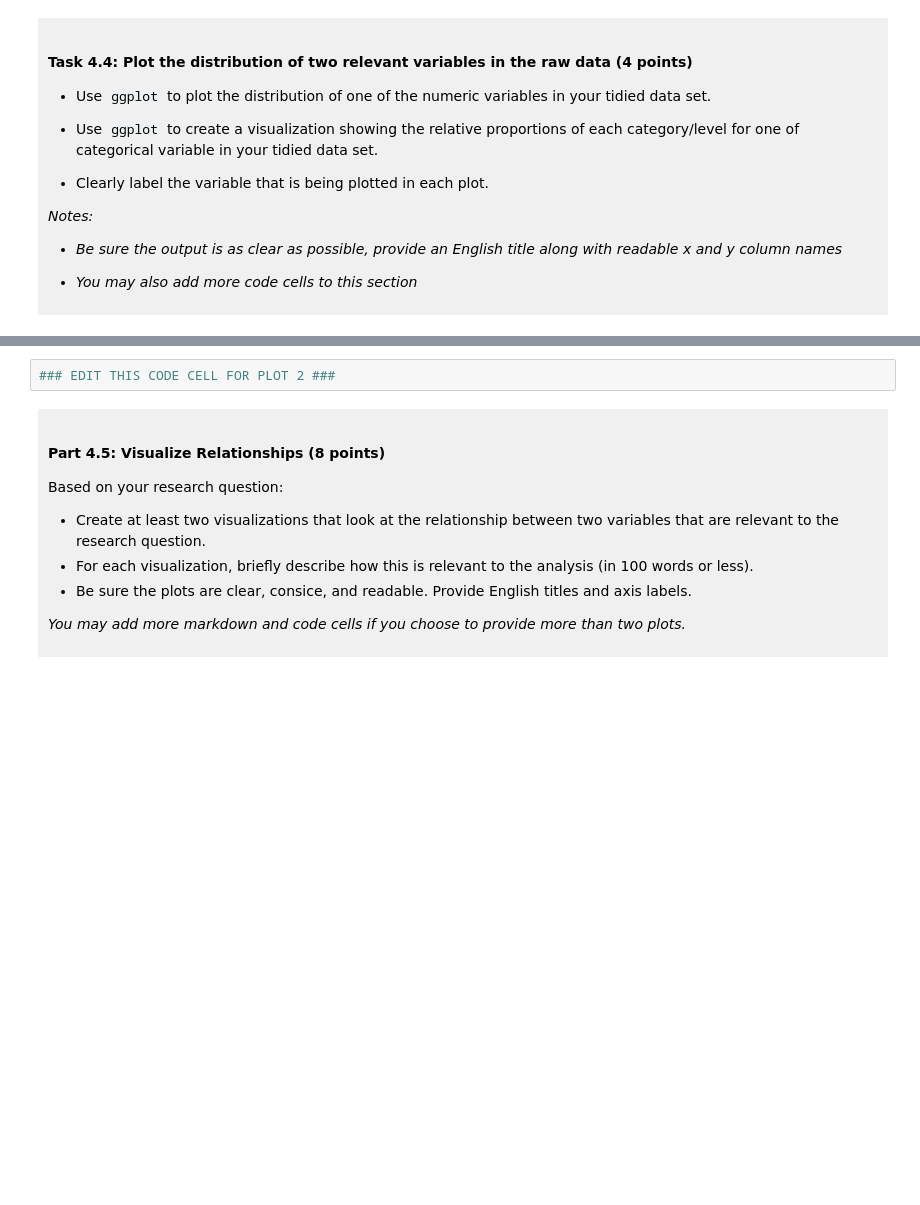
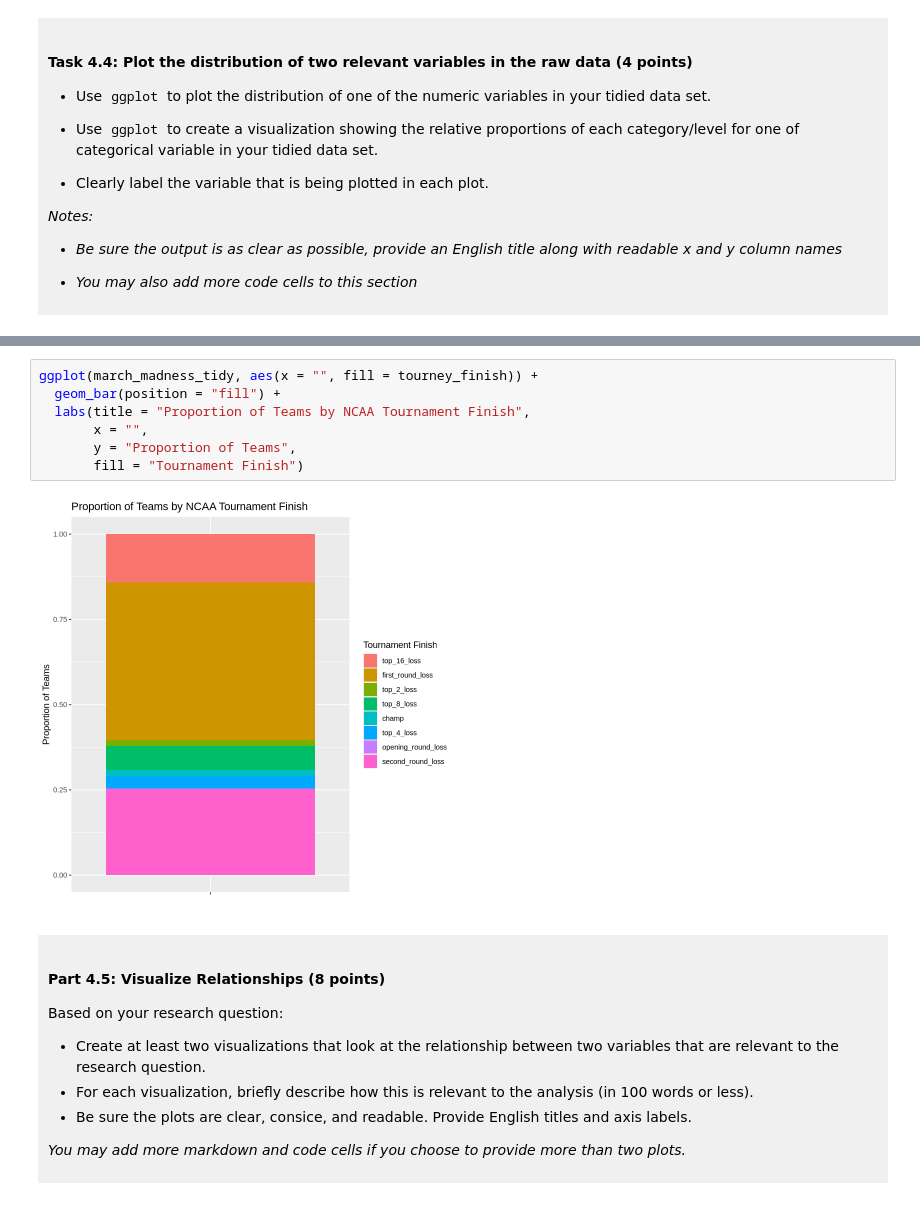
Before and after one commit to galipchen/dsci-100-project-galip-chen, a Jupyter notebook: dsci-100-project-notebook.ipynb, the cells around one changed output, grey strips where cells are left out. Cells and saved outputs as stored; diff of their text form; blank space fills up the shorter version.

```diff
--- a/dsci-100-project-notebook.ipynb
+++ b/dsci-100-project-notebook.ipynb
@@ -310,5 +363,12 @@ You will refine your research question (if needed) and produce a tidy data set.
 # %%
-### EDIT THIS CODE CELL FOR PLOT 2 ###
+ggplot(march_madness_tidy, aes(x = "", fill = tourney_finish)) +
+  geom_bar(position = "fill") +
+  labs(title = "Proportion of Teams by NCAA Tournament Finish",
+       x = "",
+       y = "Proportion of Teams",
+       fill = "Tournament Finish")
+# %% [output]
+[figure, added]
 # %% [markdown]
 <div style="background-color: #f0f0f0; padding: 10px;">
 
```
Also changed, not shown: parts of 9 cells of this notebook.
